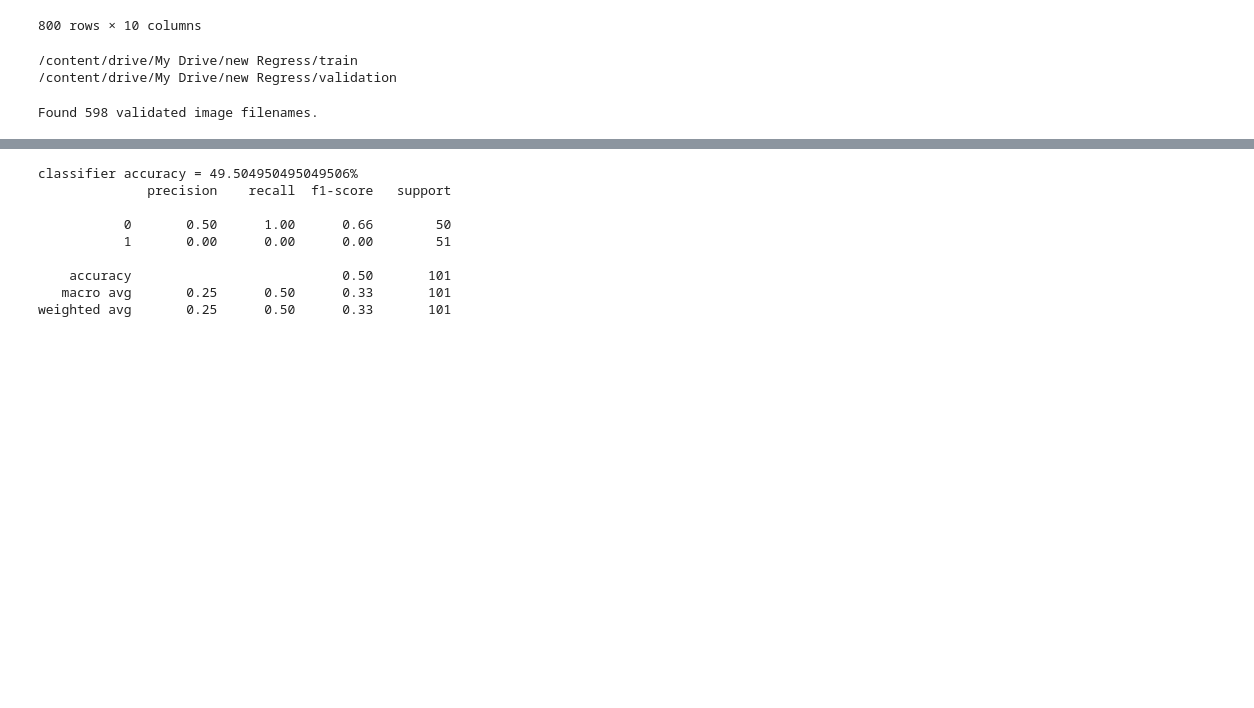
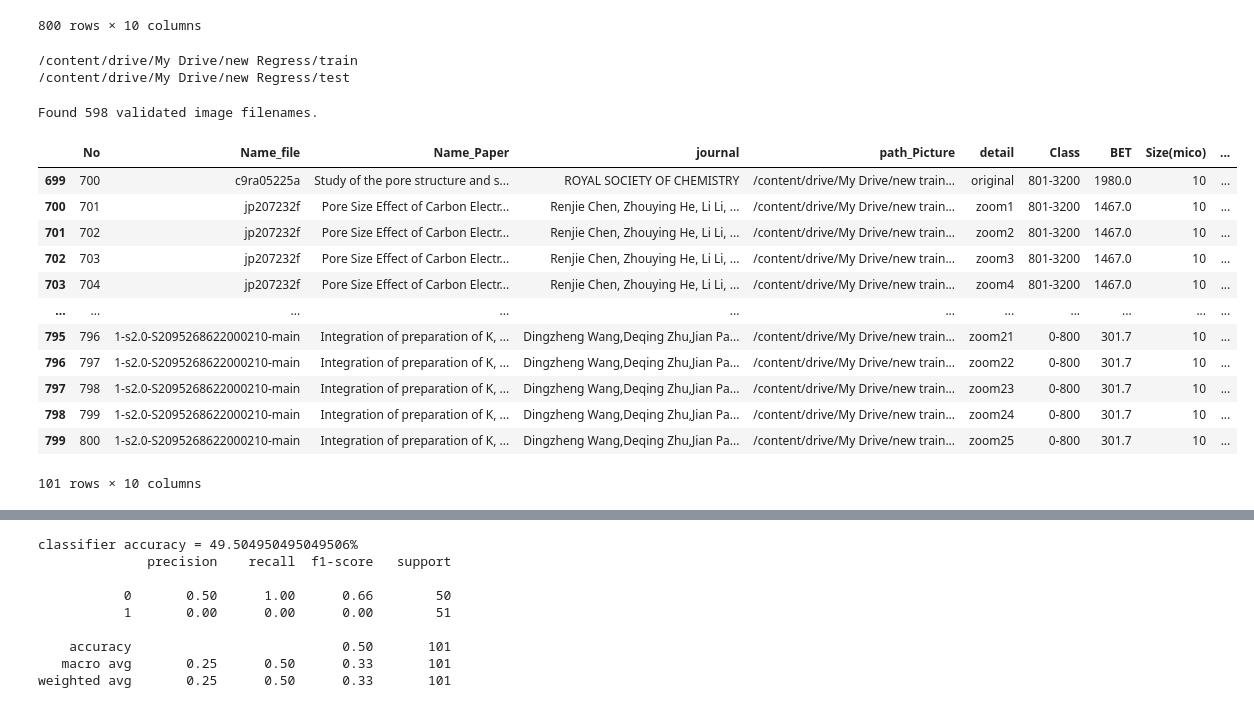
Before and after one commit to kittikhun62/efficientnet_keras_transfer_learning, a Jupyter notebook: regression_test_2_class.ipynb, the cells around one changed output, grey strips where cells are left out. Drawn from its saved outputs; the diff is of its cells as text; code cells hidden in the pictures; blank space fills up the shorter version.

```diff
--- a/regression_test_2_class.ipynb
+++ b/regression_test_2_class.ipynb
@@ -38,5 +50,5 @@ height = width = model.input_shape[1]
 # %%
-df = pd.read_csv (r'/content/drive/My Drive/data - 2 class Regress.csv')
+df = pd.read_csv (f'/content/drive/My Drive/data - 2 class Regress.csv')
 df
 # %% [output]
 |  | No | Name_file | Name_Paper | journal | path_Picture | detail | Class | BET | Size(mico) | ... |
@@ -60,9 +70,11 @@ DATA_PATH = '/content/drive/My Drive/new Regress'
 # %%
+DATA_PATH = "/content/drive/My Drive/new Regress"
+os.chdir(DATA_PATH)
 train_dir = os.path.join(DATA_PATH, 'train')
 print(train_dir)
-validation_dir = os.path.join(DATA_PATH, 'validation')
-print(validation_dir)
+test_dir = os.path.join(DATA_PATH, 'test')
+print(test_dir)
 # %% [output]
 /content/drive/My Drive/new Regress/train
-/content/drive/My Drive/new Regress/validation
+/content/drive/My Drive/new Regress/test
 # %%
@@ -114,4 +125,21 @@ train_generator = train_datagen.flow_from_dataframe(
 # print(labels)
 # %% [output]
 Found 598 validated image filenames.
+# %%
+test = df[df['No'].between(700,800)]
+test
+# %% [output]
+|  | No | Name_file | Name_Paper | journal | path_Picture | detail | Class | BET | Size(mico) | ... |
+| 699 | 700 | c9ra05225a | Study of the pore structure and s... | ROYAL SOCIETY OF CHEMISTRY | /content/drive/My Drive/new train... | original | 801-3200 | 1980.0 | 10 | ... |
+| 700 | 701 | jp207232f | Pore Size Effect of Carbon Electr... | Renjie Chen, Zhouying He, Li Li, ... | /content/drive/My Drive/new train... | zoom1 | 801-3200 | 1467.0 | 10 | ... |
+| 701 | 702 | jp207232f | Pore Size Effect of Carbon Electr... | Renjie Chen, Zhouying He, Li Li, ... | /content/drive/My Drive/new train... | zoom2 | 801-3200 | 1467.0 | 10 | ... |
+| 702 | 703 | jp207232f | Pore Size Effect of Carbon Electr... | Renjie Chen, Zhouying He, Li Li, ... | /content/drive/My Drive/new train... | zoom3 | 801-3200 | 1467.0 | 10 | ... |
+| 703 | 704 | jp207232f | Pore Size Effect of Carbon Electr... | Renjie Chen, Zhouying He, Li Li, ... | /content/drive/My Drive/new train... | zoom4 | 801-3200 | 1467.0 | 10 | ... |
+| ... | ... | ... | ... | ... | ... | ... | ... | ... | ... | ... |
+| 795 | 796 | 1-s2.0-S2095268622000210-main | Integration of preparation of K, ... | Dingzheng Wang,Deqing Zhu,Jian Pa... | /content/drive/My Drive/new train... | zoom21 | 0-800 | 301.7 | 10 | ... |
+| 796 | 797 | 1-s2.0-S2095268622000210-main | Integration of preparation of K, ... | Dingzheng Wang,Deqing Zhu,Jian Pa... | /content/drive/My Drive/new train... | zoom22 | 0-800 | 301.7 | 10 | ... |
+| 797 | 798 | 1-s2.0-S2095268622000210-main | Integration of preparation of K, ... | Dingzheng Wang,Deqing Zhu,Jian Pa... | /content/drive/My Drive/new train... | zoom23 | 0-800 | 301.7 | 10 | ... |
+| 798 | 799 | 1-s2.0-S2095268622000210-main | Integration of preparation of K, ... | Dingzheng Wang,Deqing Zhu,Jian Pa... | /content/drive/My Drive/new train... | zoom24 | 0-800 | 301.7 | 10 | ... |
+| 799 | 800 | 1-s2.0-S2095268622000210-main | Integration of preparation of K, ... | Dingzheng Wang,Deqing Zhu,Jian Pa... | /content/drive/My Drive/new train... | zoom25 | 0-800 | 301.7 | 10 | ... |
+101 rows × 10 columns
 # %%
```
Also changed, not shown: parts of 18 cells of this notebook.
